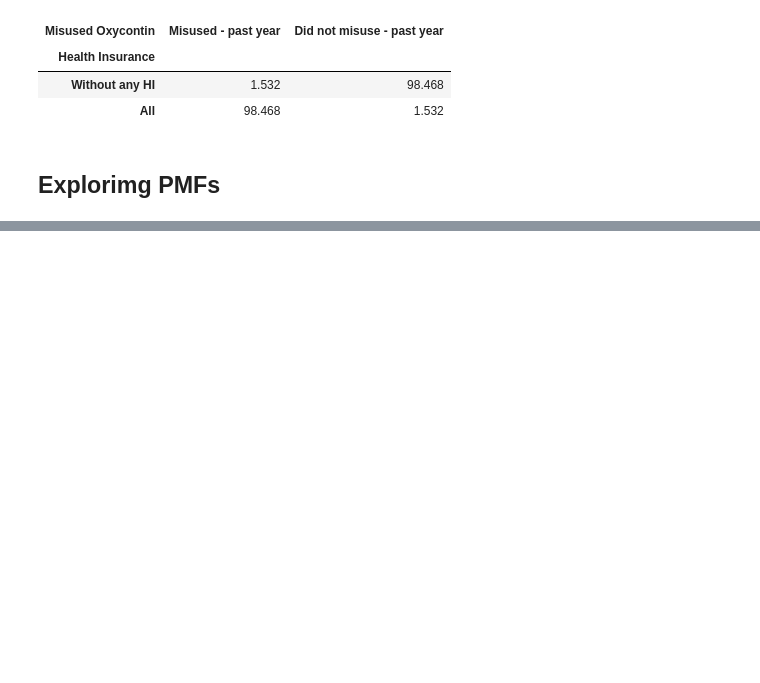
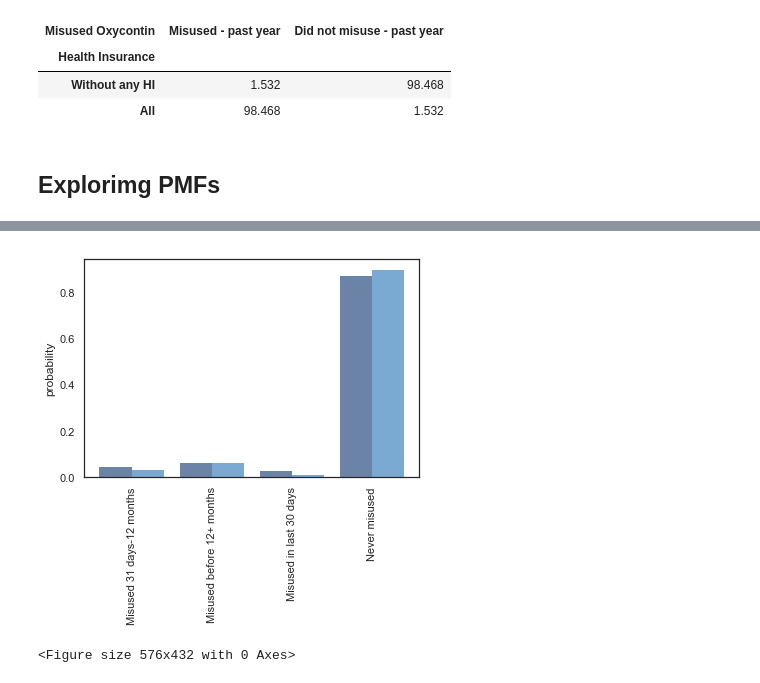
Before and after one commit to mhreid/OpioidsAndDemographics, a Jupyter notebook: project1/Project1.ipynb, the cells around one changed output, grey strips where cells are left out. Drawn from its saved outputs; the diff is of its cells as text; code cells hidden in the pictures; blank space fills up the shorter version.

Commit message:
nice bar plot

```diff
--- a/project1/Project1.ipynb
+++ b/project1/Project1.ipynb
@@ -222,0 +224,15 @@ decorate(ylabel='Probability')
+# %%
+no_hi = df[df.HEALTH_INSURANCE == "Without any HI"]
+priv_hi = df[df.HEALTH_INSURANCE == "Has Private HI"]
+pmf_a = Pmf(no_hi["REC_PAINKILLER_MISUSE"])
+pmf_b = Pmf(priv_hi["REC_PAINKILLER_MISUSE"])
+# %%
+width = 0.4
+thinkplot.Hist(pmf_a, align='right', width=width)
+thinkplot.Hist(pmf_b, align='left', width=width)
+thinkplot.Config(ylabel='probability')
+plt.xticks(np.arange(0, 4, step=1), rotation='vertical')
+thinkplot.Show()
+# %% [output]
+[figure, added]
+<Figure size 576x432 with 0 Axes>
```
Also changed, not shown: parts of 7 cells of this notebook.
